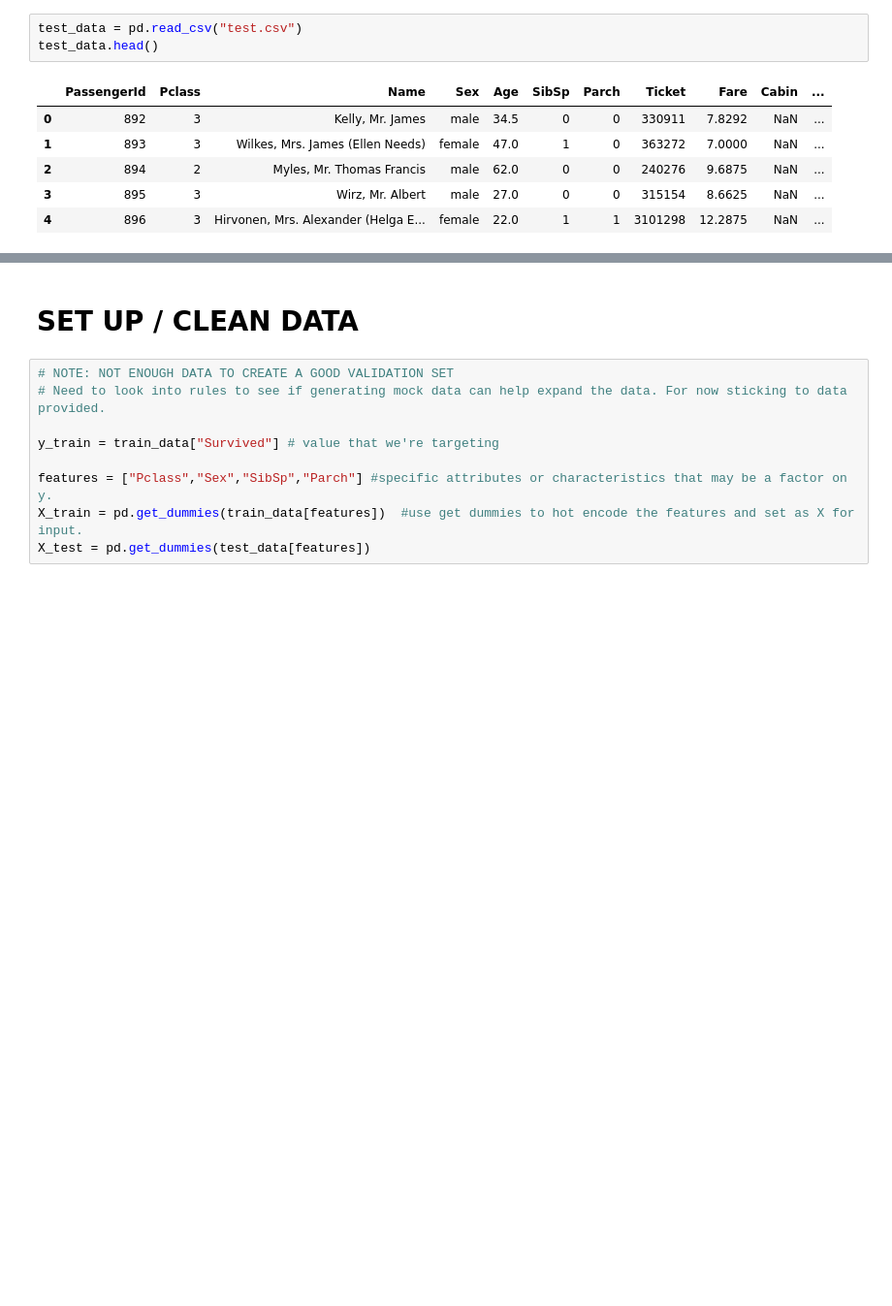
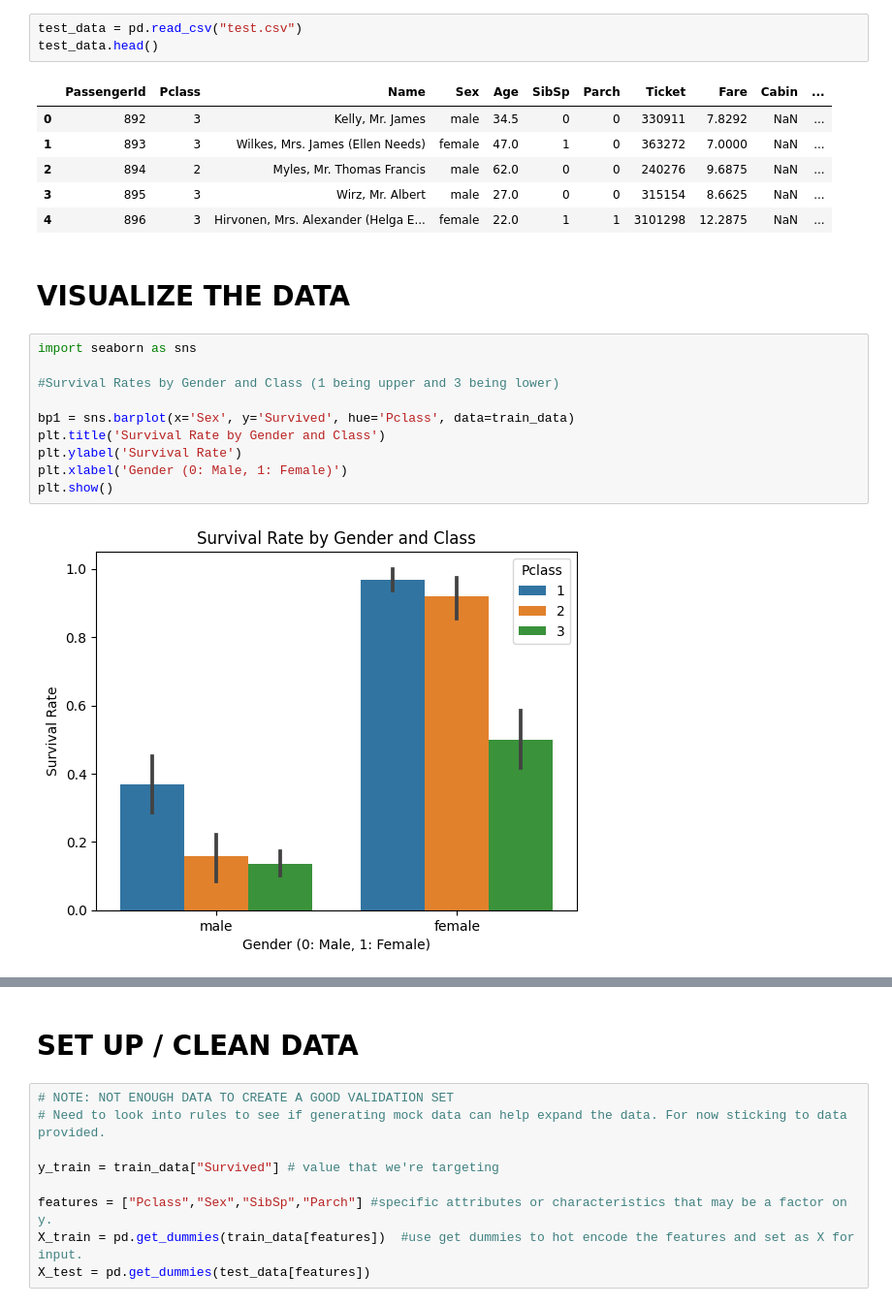
Before and after one commit to GioDude211/Kaggle_Projects, a Jupyter notebook: Titanic Competition/titanic_model_1.ipynb, the cells around one changed output, grey strips where cells are left out. Shown at 97% size. Cells and saved outputs as stored; diff of their text form; blank space fills up the shorter version.

```diff
--- a/Titanic Competition/titanic_model_1.ipynb
+++ b/Titanic Competition/titanic_model_1.ipynb
@@ -66,3 +66,17 @@ test_data.head()
 | 2 | 894 | 2 | Myles, Mr. Thomas Francis | male | 62.0 | 0 | 0 | 240276 | 9.6875 | NaN | ... |
 | 3 | 895 | 3 | Wirz, Mr. Albert | male | 27.0 | 0 | 0 | 315154 | 8.6625 | NaN | ... |
 | 4 | 896 | 3 | Hirvonen, Mrs. Alexander (Helga E... | female | 22.0 | 1 | 1 | 3101298 | 12.2875 | NaN | ... |
+# %% [markdown]
+# VISUALIZE THE DATA
+# %%
+import seaborn as sns
+
+#Survival Rates by Gender and Class (1 being upper and 3 being lower)
+
+bp1 = sns.barplot(x='Sex', y='Survived', hue='Pclass', data=train_data)
+plt.title('Survival Rate by Gender and Class')
+plt.ylabel('Survival Rate')
+plt.xlabel('Gender (0: Male, 1: Female)')
+plt.show()
+# %% [output]
+[figure, added]
```
Also changed, not shown: parts of 9 cells of this notebook, 1 other file.
